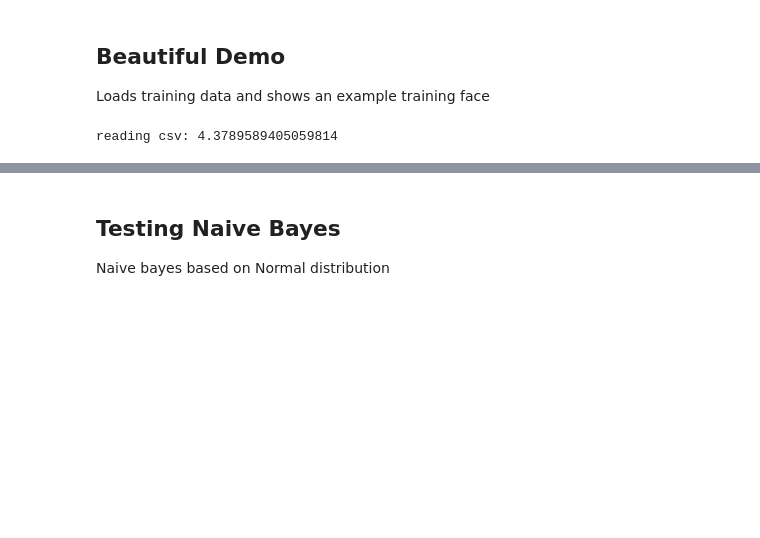
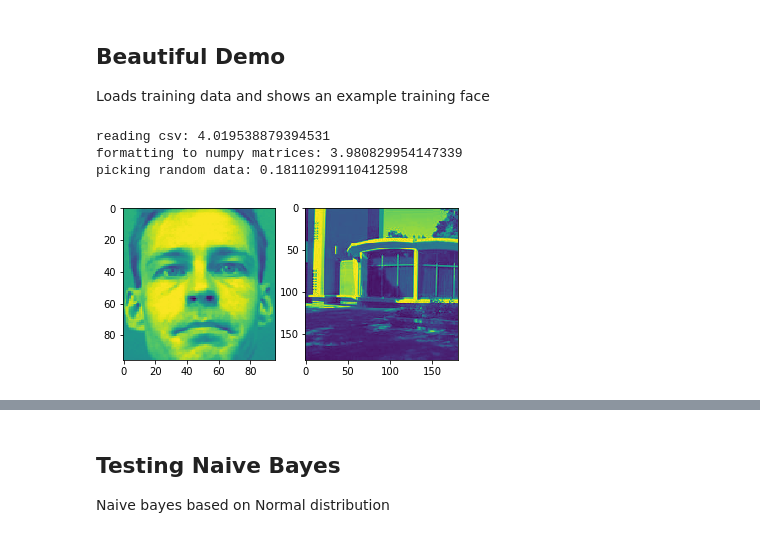
Before and after one commit to JonasRSV/HAR-Plus-Bayesian-Face-Recognition, a Jupyter notebook: Demo.ipynb, the cells around one changed output, grey strips where cells are left out. Saved outputs shown, nothing was run; the diff lists cells and outputs as text; code cells hidden in the pictures; blank space fills up the shorter version.

Commit message:
Separated data read to avoid dimension problem

```diff
--- a/Demo.ipynb
+++ b/Demo.ipynb
@@ -5,15 +5,22 @@ Loads training data and shows an example training face
 # %%
 from matplotlib import pyplot as plt
 from read_data import training_validation
 
 from time import time
 from random import choice
 
-(training, train_labels), (test, test_labels) = training_validation()
+(training_positive, training_negative), (test_positive, test_negative) = training_validation()
 
-sample_image = choice(training)
+sample_image_positive = choice(training_positive)
+sample_image_negative = choice(training_negative)
 
-plt.imshow(sample_image)
+fig, (ax1, ax2) = plt.subplots(1, 2)
+
+ax1.imshow(sample_image_positive)
+ax2.imshow(sample_image_negative)
 plt.show()
 # %% [output]
-reading csv: 4.3789589405059814
+reading csv: 4.019538879394531
+formatting to numpy matrices: 3.980829954147339
+picking random data: 0.18110299110412598
+[figure, added]
```
Also changed, not shown: parts of 8 cells of this notebook, 1 other file.
